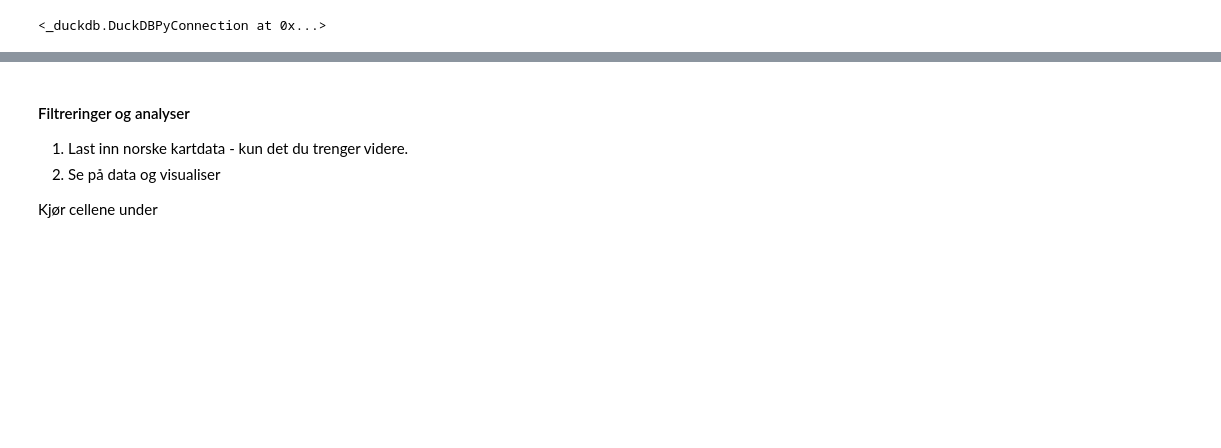
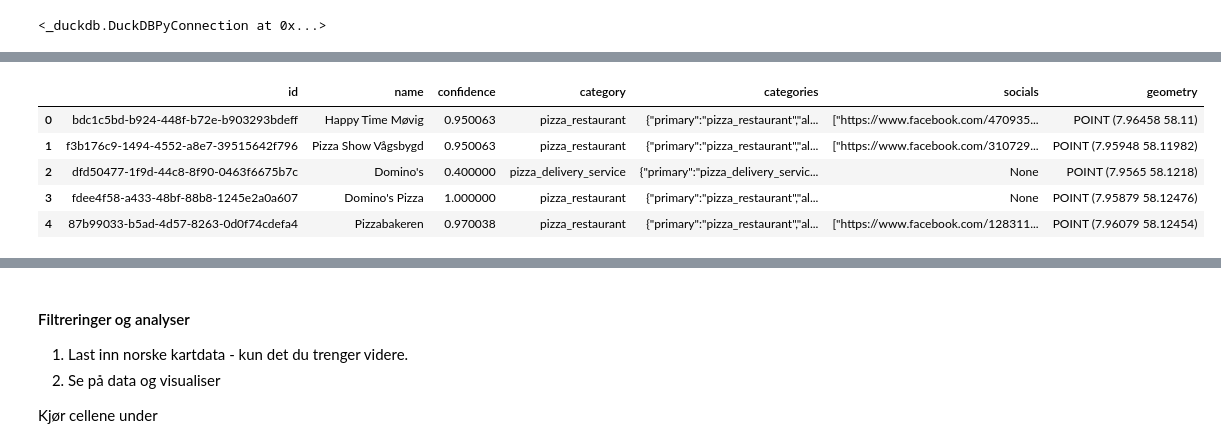
Before and after one commit to kartAI/skygeo, a Jupyter notebook: src/skygeo-workshop/Cumulus_Geographica.ipynb, the cells around one changed output, grey strips where cells are left out. Cells and saved outputs as stored; diff of their text form; code cells hidden in the pictures; blank space fills up the shorter version.

```diff
--- a/src/skygeo-workshop/Cumulus_Geographica.ipynb
+++ b/src/skygeo-workshop/Cumulus_Geographica.ipynb
@@ -147,0 +156,20 @@ viz(res)
+# %%
+# export the duckdb result to a parquet file and read it with geopandas
+tmp_parquet_path = ".\\tmp\\duckdb_result.parquet"
+result.to_parquet(tmp_parquet_path)
+
+# read the parquet file with geopandas and visualize it
+gdf = gpd.read_parquet(tmp_parquet_path)
+gdf.head()
+#result_df = pd.read_parquet(duckdb_path)
+#display(result_df)
+#result_df['geometry_wkb'] = result_df['geometry_wkb'].apply(lambda x: wkb.loads(x))
+#gdf = gpd.GeoDataFrame(result_df, geometry='geometry_wkb')
+#viz(gdf)
+# %% [output]
+|  | id | name | confidence | category | categories | socials | geometry |
+| 0 | bdc1c5bd-b924-448f-b72e-b903293bdeff | Happy Time Møvig | 0.950063 | pizza_restaurant | {"primary":"pizza_restaurant","al... | ["https://www.facebook.com/470935... | POINT (7.96458 58.11) |
+| 1 | f3b176c9-1494-4552-a8e7-39515642f796 | Pizza Show Vågsbygd | 0.950063 | pizza_restaurant | {"primary":"pizza_restaurant","al... | ["https://www.facebook.com/310729... | POINT (7.95948 58.11982) |
+| 2 | dfd50477-1f9d-44c8-8f90-0463f6675b7c | Domino's | 0.400000 | pizza_delivery_service | {"primary":"pizza_delivery_servic... | None | POINT (7.9565 58.1218) |
+| 3 | fdee4f58-a433-48bf-88b8-1245e2a0a607 | Domino's Pizza | 1.000000 | pizza_restaurant | {"primary":"pizza_restaurant","al... | None | POINT (7.95879 58.12476) |
+| 4 | 87b99033-b5ad-4d57-8263-0d0f74cdefa4 | Pizzabakeren | 0.970038 | pizza_restaurant | {"primary":"pizza_restaurant","al... | ["https://www.facebook.com/128311... | POINT (7.96079 58.12454) |
```
Also changed, not shown: parts of 11 cells of this notebook, 1 other file.
